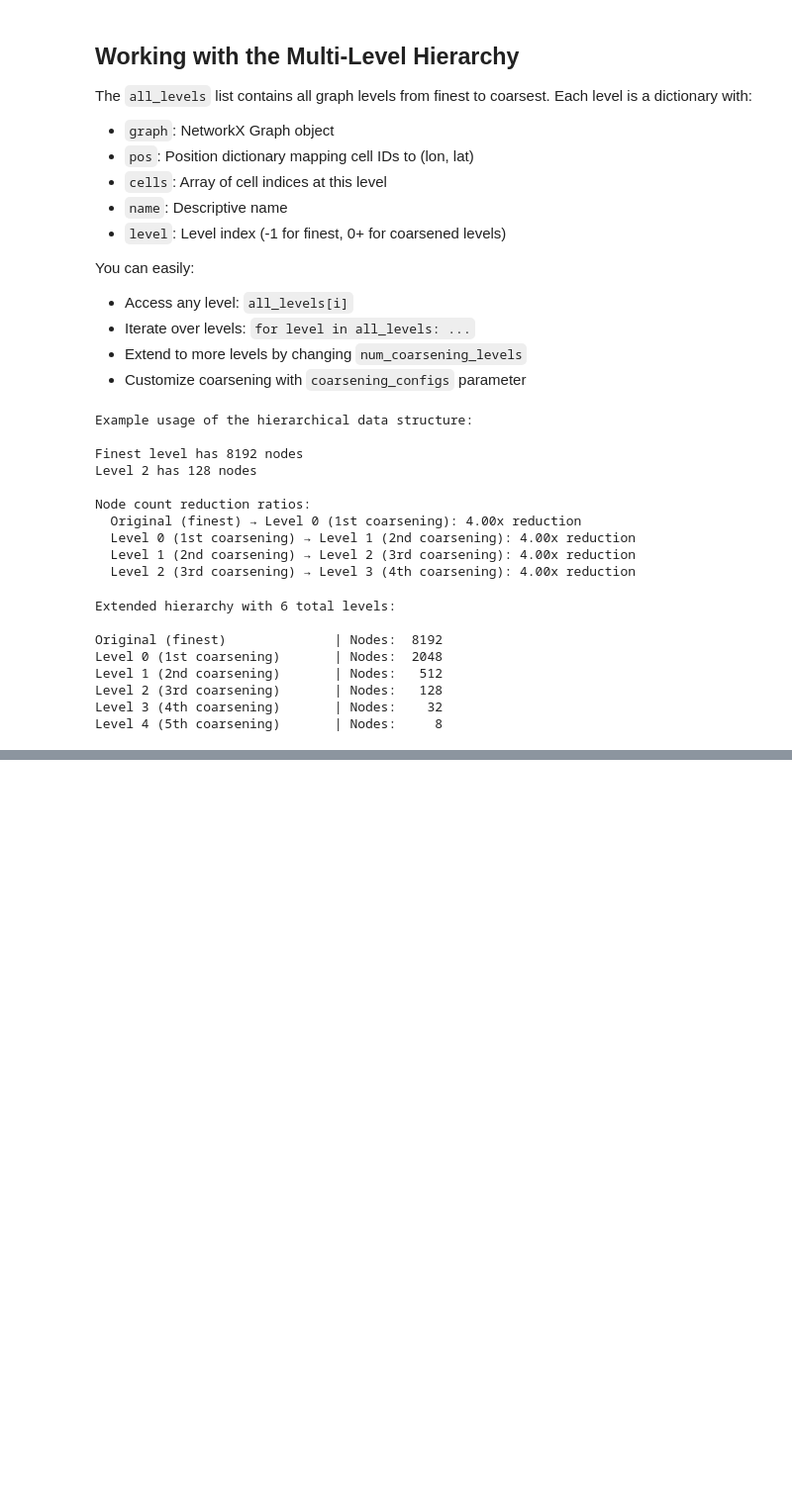
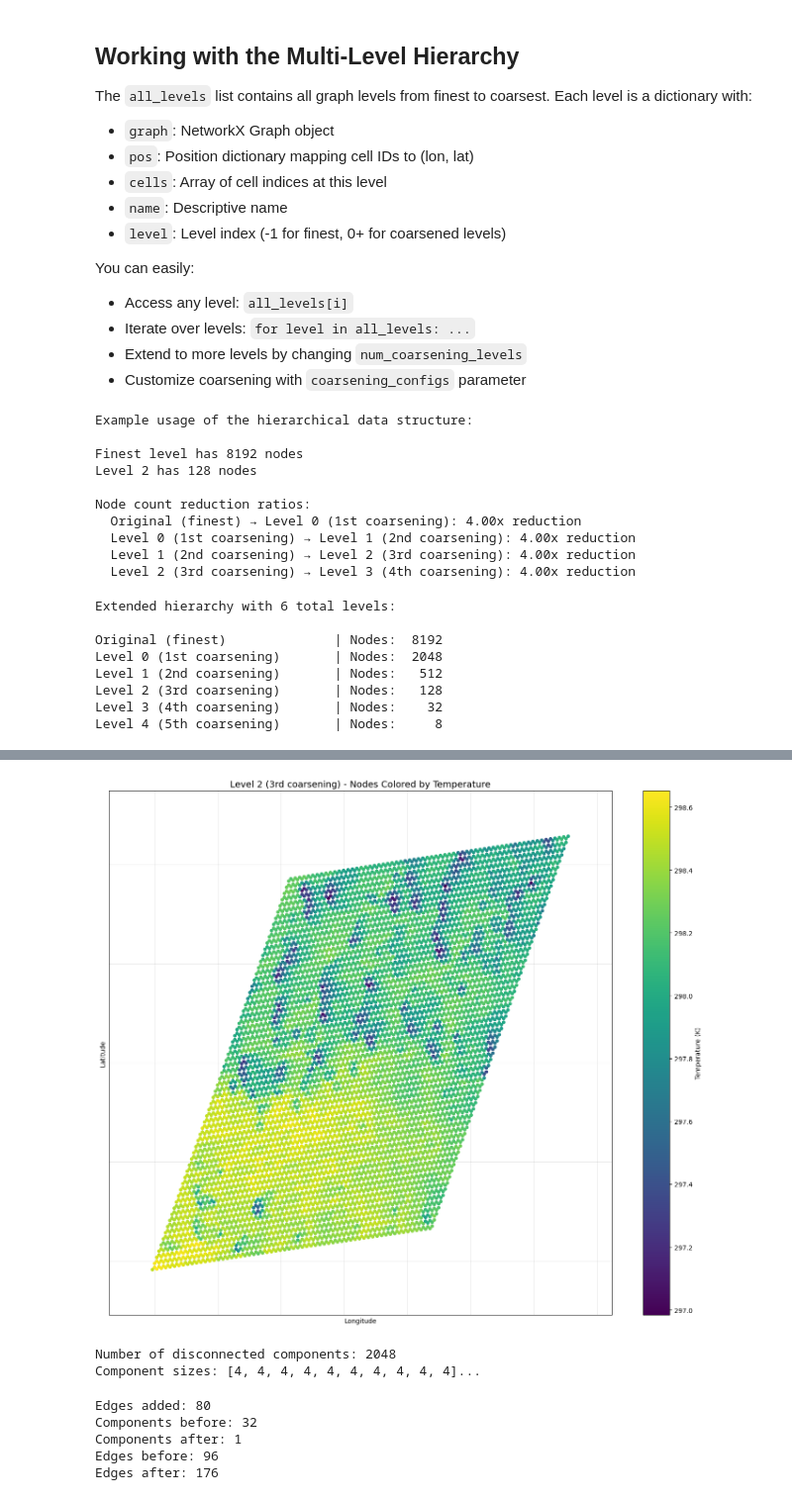
Before and after one commit to observingClouds/mllam-exps-ShCu, a Jupyter notebook: analysis/icon_grid_coarsening.ipynb, the cells around one changed output, grey strips where cells are left out. Shown at 99% size. Cells and saved outputs as stored; diff of their text form; code cells hidden in the pictures; blank space fills up the shorter version.

```diff
--- a/analysis/icon_grid_coarsening.ipynb
+++ b/analysis/icon_grid_coarsening.ipynb
@@ -171,0 +217,74 @@ Level 4 (5th coarsening)       | Nodes:     8
+# %%
+pred = xr.open_dataset("../evals/rain_mse.zarr", engine="zarr")
+pred_single_time_and_var = pred.isel(start_time=0, elapsed_forecast_duration=0).sel(state_feature='t_2m')
+pred_single_time_and_var = pred_single_time_and_var.rename({'grid_index': 'cell'})
+# %%
+level_cells = list(G.nodes.keys())
+# %%
+coarsen = int(coarsest_level['name'].split(" ")[1])+1
+level_data = pred_single_time_and_var.state.values.reshape(-1, 4**coarsen).mean(axis=-1)
+assert len(level_data) == len(level_cells)
+# %%
+nx.set_node_attributes(G, dict(zip(level_cells, level_data)), 'value')
+# %%
+# Visualize the coarsest level graph with nodes colored by their values
+fig, ax = plt.subplots(figsize=(14, 12))
+
+# Extract graph and positions
+pos = coarsest_level['pos']
+
+# Create a list of node values in the same order as nodes in the graph
+node_values = [G.nodes[node].get('value', 0) for node in G.nodes()]
+
+# Draw the graph with nodes colored by their values
+nodes = nx.draw_networkx_nodes(
+    G, pos,
+    node_color=node_values,
+    node_size=20,
+    cmap='viridis',
+    ax=ax
+)
+
+nx.draw_networkx_edges(G, pos, width=1, alpha=0.3, ax=ax)
+
+ax.set_title(f"{coarsest_level['name']} - Nodes Colored by Temperature", fontsize=14)
+ax.set_xlabel('Longitude')
+ax.set_ylabel('Latitude')
+ax.grid(True, alpha=0.3)
+
+# Add colorbar
+cbar = plt.colorbar(nodes, ax=ax, label='Temperature (K)')
+
+plt.tight_layout()
+plt.show()
+# %% [output]
+[figure, added]
+# %%
+# Check how many disconnected components exist
+num_components = nx.number_connected_components(G)
+components = list(nx.connected_components(G))
+
+print(f"Number of disconnected components: {num_components}")
+print(f"Component sizes: {[len(c) for c in components[:10]]}...")  # Show first 10
+# %% [output]
+Number of disconnected components: 2048
+Component sizes: [4, 4, 4, 4, 4, 4, 4, 4, 4, 4]...
+# %%
+import numpy as np
+# Make a copy of the graph to modify
+G_connected = G.copy()
+
+# Connect the components - use more neighbors for better connectivity
+G_connected, n_edges = igc.connect_graph_components(G_connected, pos, k_neighbors=3, max_distance=0.2)
+
+print(f"Edges added: {n_edges}")
+print(f"Components before: {nx.number_connected_components(G)}")
+print(f"Components after: {nx.number_connected_components(G_connected)}")
+print(f"Edges before: {G.number_of_edges()}")
+print(f"Edges after: {G_connected.number_of_edges()}")
+# %% [output]
+Edges added: 80
+Components before: 32
+Components after: 1
+Edges before: 96
+Edges after: 176
```
Also changed, not shown: parts of 6 cells of this notebook, 14 other files.
